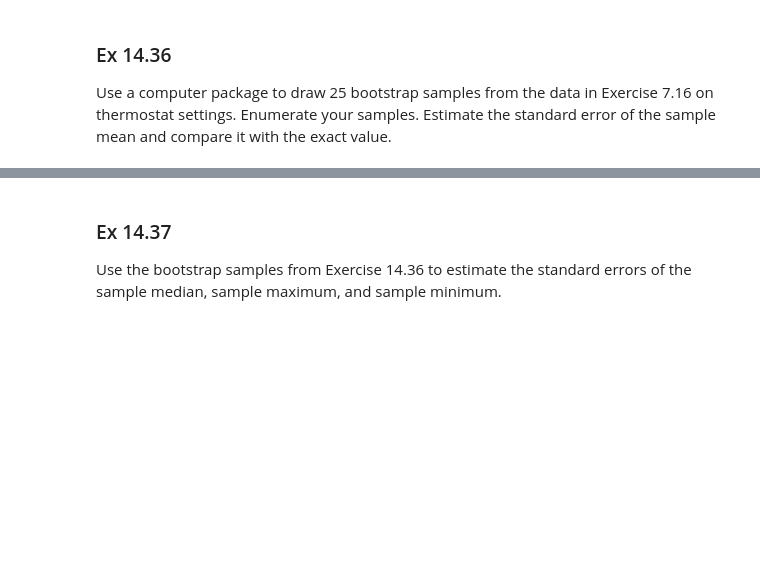
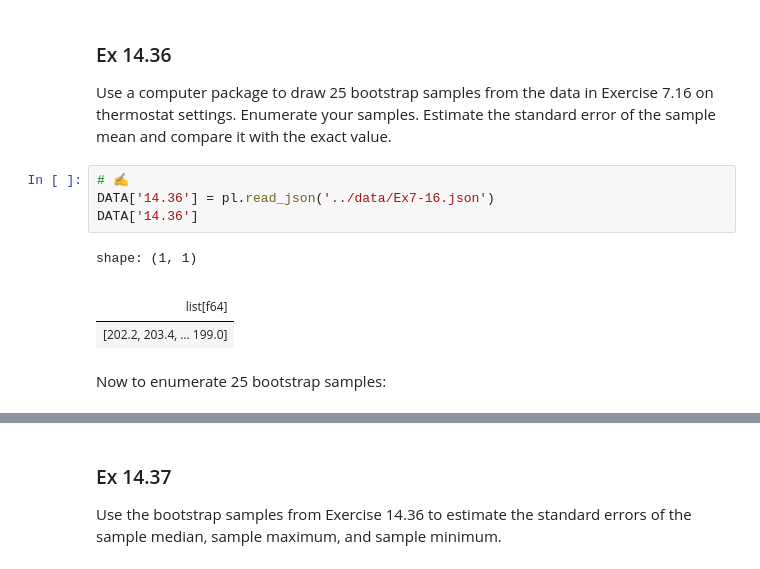
Before and after one commit to asterix314/SDAEI-Tamhane, a Jupyter notebook: ch14/ch14.ipynb, the cells around one changed output, grey strips where cells are left out. Cells and saved outputs as stored; diff of their text form; blank space fills up the shorter version.

```diff
--- a/ch14/ch14.ipynb
+++ b/ch14/ch14.ipynb
@@ -331,3 +331,14 @@ Whereas in Ex 14.11 the P-value was 0.34.
 ### Ex 14.36
 
 Use a computer package to draw 25 bootstrap samples from the data in Exercise 7.16 on thermostat settings. Enumerate your samples. Estimate the standard error of the sample mean and compare it with the exact value.
+# %%
+# ✍️
+DATA['14.36'] = pl.read_json('../data/Ex7-16.json')
+DATA['14.36']
+# %% [output]
+shape: (1, 1)
+|  |
+| list[f64] |
+| [202.2, 203.4, … 199.0] |
+# %% [markdown]
+Now to enumerate 25 bootstrap samples:
```
Also changed, not shown: parts of 5 cells of this notebook.
